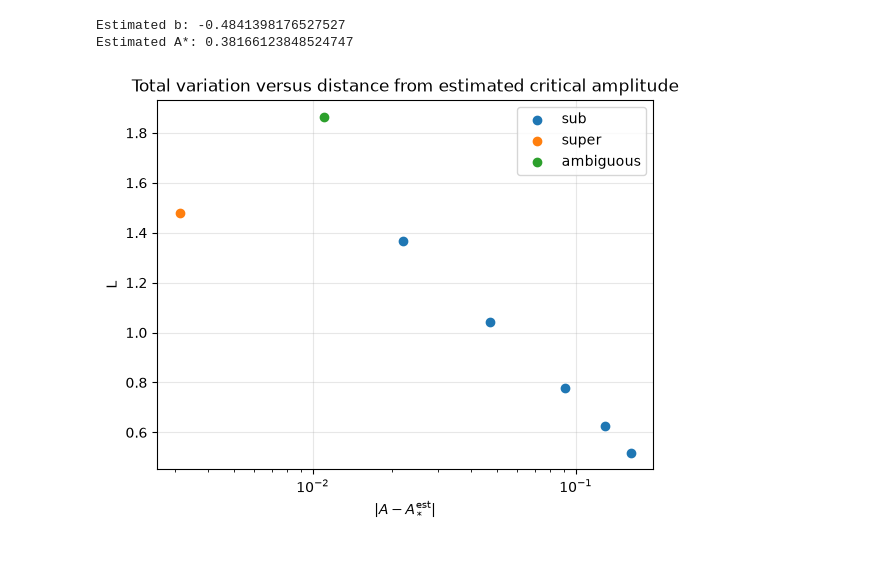
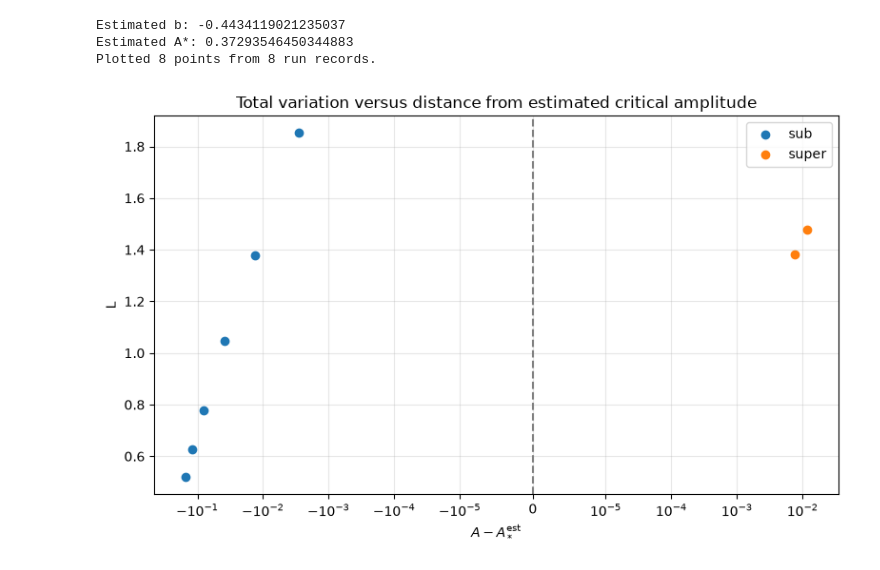
Before and after one commit to Irene-pitsiladi/engrenage-irene, a Jupyter notebook: critical_collapse/Oct22.ipynb, the cells around one changed output. Cells and saved outputs as stored; diff of their text form; code cells hidden in the pictures.

```diff
--- a/critical_collapse/Oct22.ipynb
+++ b/critical_collapse/Oct22.ipynb
@@ -219,3 +119,0 @@ def evaluate_amplitude(A):
-# %%
-
-solution = evolve(jnp.asarray(A, dtype=jnp.float64))
@@ -332,9 +440,14 @@ runs = []
 for _ in range(5):
     record = run_next_amplitude(runs)
 
-    if record["outcome"] == "ambiguous":
-        print("Stopping: this run needs a longer evolution before continuing.")
+    while record["outcome"] == "unresolved" and record["T"] < T_MAX:
+        record = run_next_amplitude(runs)
+
+    if record["outcome"] == "failed":
+        print("Stopping: this run failed numerically and needs investigation.")
         break
+    elif record["outcome"] == "unresolved":
+        print("Continuing: using this unresolved run as a provisional subcritical-side point.")
 # %% [output]
 A = 0.22000000
 Outcome: sub
@@ -383,0 +494,3 @@ ValueError: The latest run is ambiguous or failed. Resolve it before continuing.
+# %%
+for run in runs:
+    print(f"A={run['A']:.8f}, outcome={run['outcome']}")
@@ -388,7 +510,7 @@ import matplotlib.pyplot as plt
 for outcome, colour in [
     ("sub", "black"),
     ("super", "red"),
-    ("ambiguous", "orange"),
+    ("unresolved", "orange"),
 ]:
     selected = [run for run in runs if run["outcome"] == outcome]
     plt.scatter(
@@ -459,44 +562,52 @@ b_est = estimate_b(runs)
 if b_est is None:
     raise ValueError("There isn't enough gradient data to estimate b.")
 
 usable_sub = [
     run for run in runs
-    if run["outcome"] == "sub"
+    if run["outcome"] in ("sub", "unresolved")
     and run.get("dL_dA") is not None
     and isfinite(run["dL_dA"])
     and run["dL_dA"] > 0
 ]
 
 anchor = max(usable_sub, key=lambda run: abs(run["dL_dA"]))
 A_star_est = anchor["A"] - b_est / anchor["dL_dA"]
 
 print("Estimated b:", b_est)
 print("Estimated A*:", A_star_est)
 
-for outcome in ("sub", "super", "ambiguous"):
+# Start a fresh figure so points from a previous plot cannot carry over.
+fig, ax = plt.subplots(figsize=(8, 5))
+points_plotted = 0
+
+for outcome in ("sub", "super", "unresolved"):
     selected = [
         run for run in runs
         if run["outcome"] == outcome
         and np.isfinite(run["L"])
         and abs(run["A"] - A_star_est) > 0
     ]
 
     if selected:
         distance = np.array([
-            abs(run["A"] - A_star_est) for run in selected
+            run["A"] - A_star_est for run in selected
         ])
         L_values = np.array([run["L"] for run in selected])
+        ax.scatter(distance, L_values, label=outcome)
+        points_plotted += len(selected)
 
-        plt.scatter(distance, L_values, label=outcome)
-
-plt.xscale("log")
-plt.xlabel(r"$|A - A_*^{\mathrm{est}}|$")
-plt.ylabel("L")
-plt.title("Total variation versus distance from estimated critical amplitude")
-plt.legend()
-plt.grid(True, alpha=0.3)
+ax.set_xscale("symlog", linthresh=1e-5)
+ax.set_xlabel(r"$A - A_*^{\mathrm{est}}$")
+ax.axvline(0, color="gray", linestyle="--")
+ax.set_ylabel("L")
+ax.set_title("Total variation versus distance from estimated critical amplitude")
+ax.legend()
+ax.grid(True, alpha=0.3)
+fig.tight_layout()
+print(f"Plotted {points_plotted} points from {len(runs)} run records.")
 plt.show()
 # %% [output]
-Estimated b: -0.4841398176527527
-Estimated A*: 0.38166123848524747
+Estimated b: -0.4434119021235037
+Estimated A*: 0.37293546450344883
+Plotted 8 points from 8 run records.
-[figure, old version]
+[figure, new version]
```
Also changed, not shown: parts of 14 cells of this notebook.
